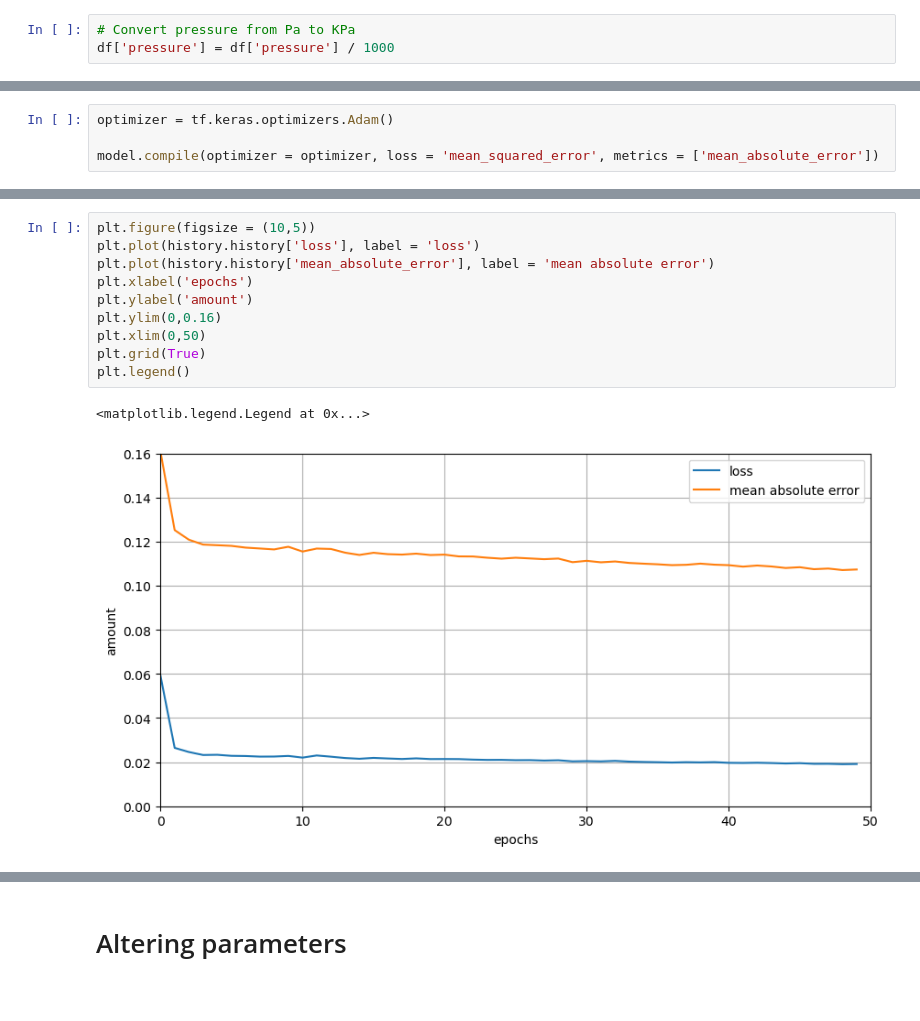
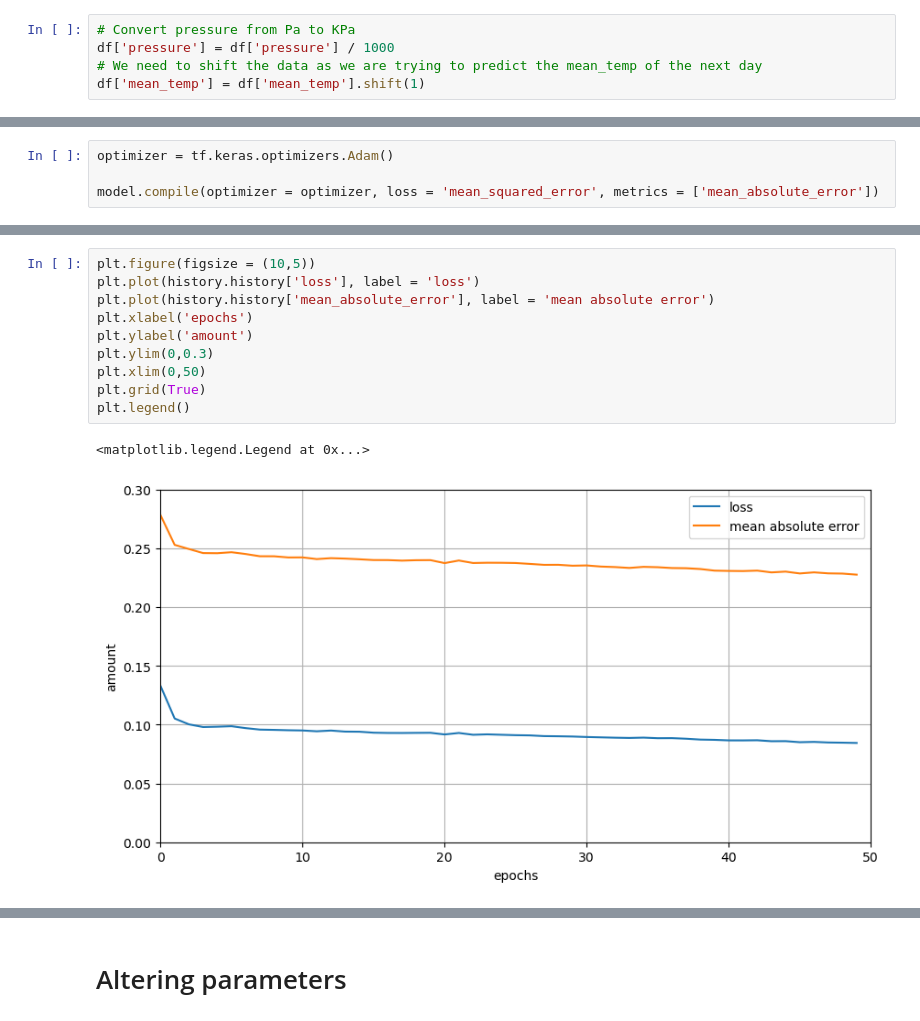
Before and after one commit to QuinMcM/Machine-Learning-Projects, a Jupyter notebook: Weather predictor/Using RNN's to predict temperature.ipynb, the cells around one changed output, grey strips where cells are left out. Drawn from its saved outputs; the diff is of its cells as text.

```diff
--- a/Weather predictor/Using RNN's to predict temperature.ipynb
+++ b/Weather predictor/Using RNN's to predict temperature.ipynb
@@ -37,6 +37,8 @@ df = df.reindex(columns = ['date', 'mean_temp', 'max_temp', 'min_temp', 'cloud_c
 # %%
 # Convert pressure from Pa to KPa
 df['pressure'] = df['pressure'] / 1000
+# We need to shift the data as we are trying to predict the mean_temp of the next day
+df['mean_temp'] = df['mean_temp'].shift(1)
 # %%
 df['date'] = pd.to_datetime(df['date'], format = '%Y%m%d')
 
@@ -155,16 +157,16 @@ Epoch 50/50
 # %%
 plt.figure(figsize = (10,5))
 plt.plot(history.history['loss'], label = 'loss')
 plt.plot(history.history['mean_absolute_error'], label = 'mean absolute error')
 plt.xlabel('epochs')
 plt.ylabel('amount')
-plt.ylim(0,0.16)
+plt.ylim(0,0.3)
 plt.xlim(0,50)
 plt.grid(True)
 plt.legend()
 # %% [output]
 <matplotlib.legend.Legend at 0x...>
-[figure, old version]
+[figure, new version]
 # %%
 model.evaluate(X_test, y_test)
 # %% [output]
```
Also changed, not shown: parts of 26 cells of this notebook.
